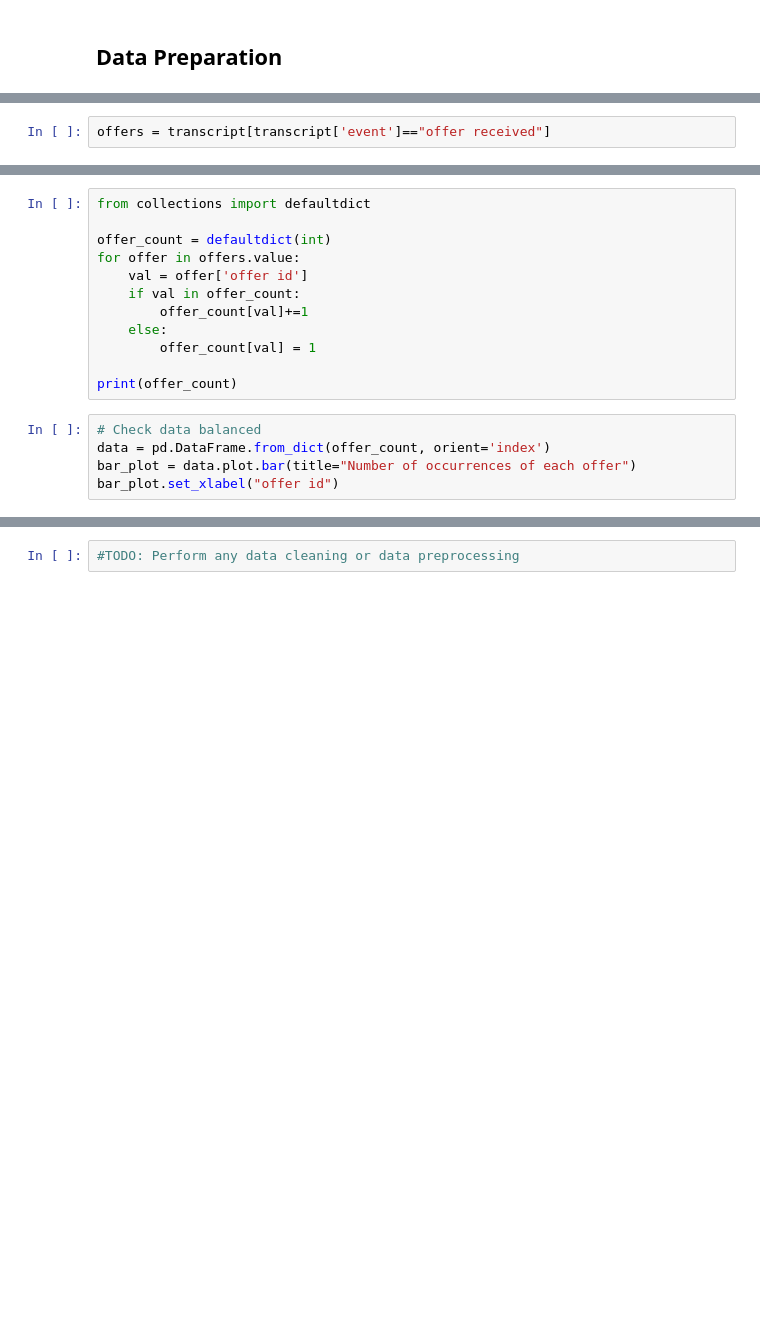
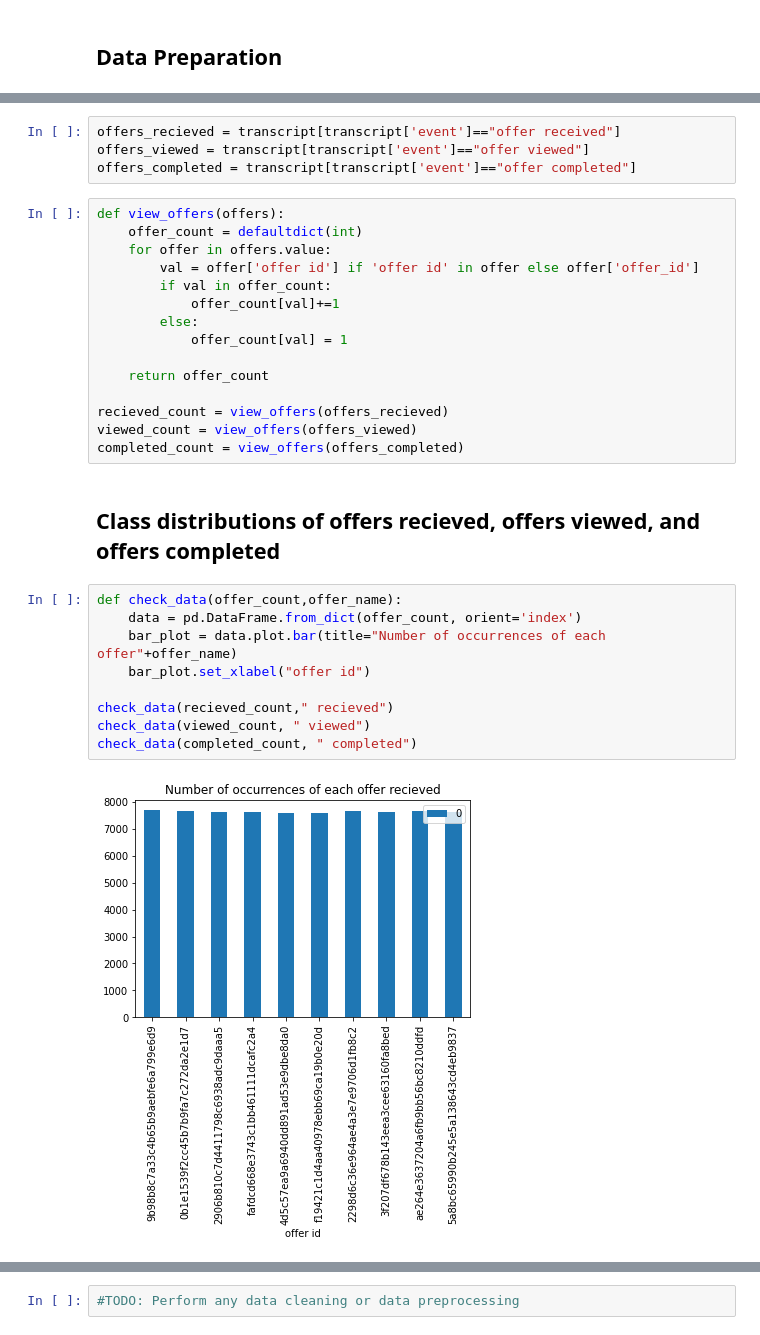
Before and after one commit to beauvilerobed/predict-consumer-responses, a Jupyter notebook: sagemaker.ipynb, the cells around one changed output, grey strips where cells are left out. Cells and saved outputs as stored; diff of their text form; blank space fills up the shorter version.

Commit message:
added class distribution and overwiew

```diff
--- a/sagemaker.ipynb
+++ b/sagemaker.ipynb
@@ -39,5 +41,3 @@ import pandas as pd
 portfolio = pd.read_json('data/portfolio.json', orient='records', lines=True)
 profile = pd.read_json('data/profile.json', orient='records', lines=True)
 transcript = pd.read_json('data/transcript.json', orient='records', lines=True)
-# %%
-offers = transcript[transcript['event']=="offer received"]
@@ -44,17 +66,32 @@ offers = transcript[transcript['event']=="offer received"]
+# %%
+offers_recieved = transcript[transcript['event']=="offer received"]
+offers_viewed = transcript[transcript['event']=="offer viewed"]
+offers_completed = transcript[transcript['event']=="offer completed"]
 # %%
-from collections import defaultdict
+def view_offers(offers):
+    offer_count = defaultdict(int)
+    for offer in offers.value:
+        val = offer['offer id'] if 'offer id' in offer else offer['offer_id']
+        if val in offer_count:
+            offer_count[val]+=1
+        else:
+            offer_count[val] = 1
 
-offer_count = defaultdict(int)
-for offer in offers.value:
-    val = offer['offer id']
-    if val in offer_count:
-        offer_count[val]+=1
-    else:
-        offer_count[val] = 1
+    return offer_count
 
-print(offer_count)
+recieved_count = view_offers(offers_recieved)
+viewed_count = view_offers(offers_viewed)
+completed_count = view_offers(offers_completed)
+# %% [markdown]
+## Class distributions of offers recieved, offers viewed, and offers completed
 # %%
-# Check data balanced
-data = pd.DataFrame.from_dict(offer_count, orient='index')
-bar_plot = data.plot.bar(title="Number of occurrences of each offer")
-bar_plot.set_xlabel("offer id")
+def check_data(offer_count,offer_name):
+    data = pd.DataFrame.from_dict(offer_count, orient='index')
+    bar_plot = data.plot.bar(title="Number of occurrences of each offer"+offer_name)
+    bar_plot.set_xlabel("offer id")
+
+check_data(recieved_count," recieved")
+check_data(viewed_count, " viewed")
+check_data(completed_count, " completed")
+# %% [output]
+[figure, added]
```
Also changed, not shown: parts of 8 cells of this notebook.
